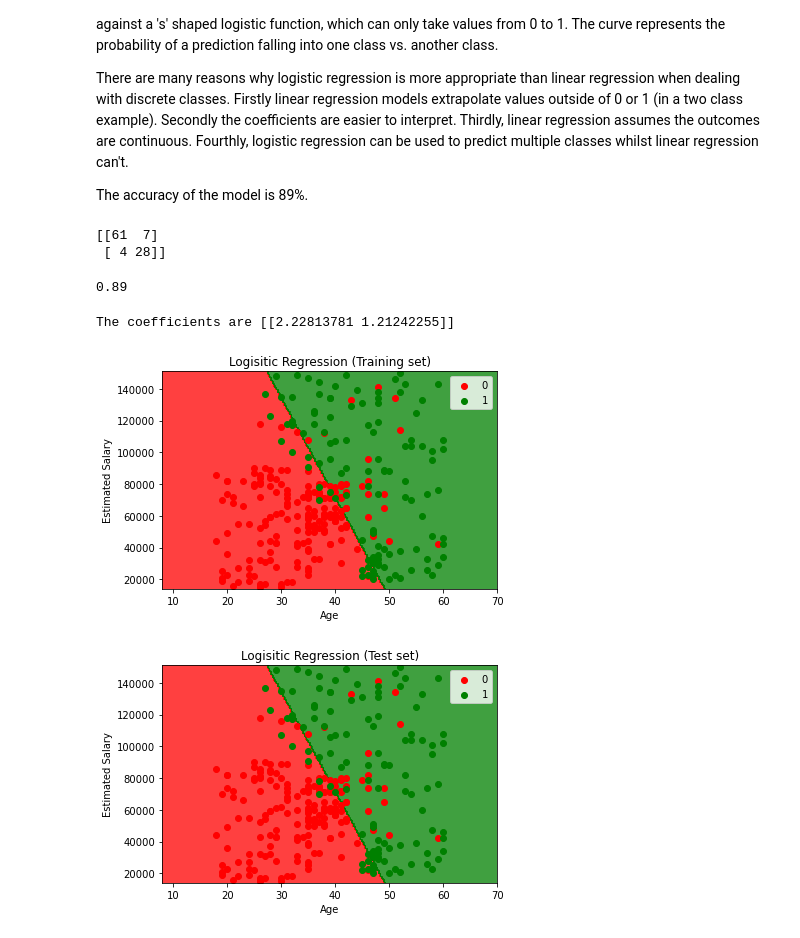
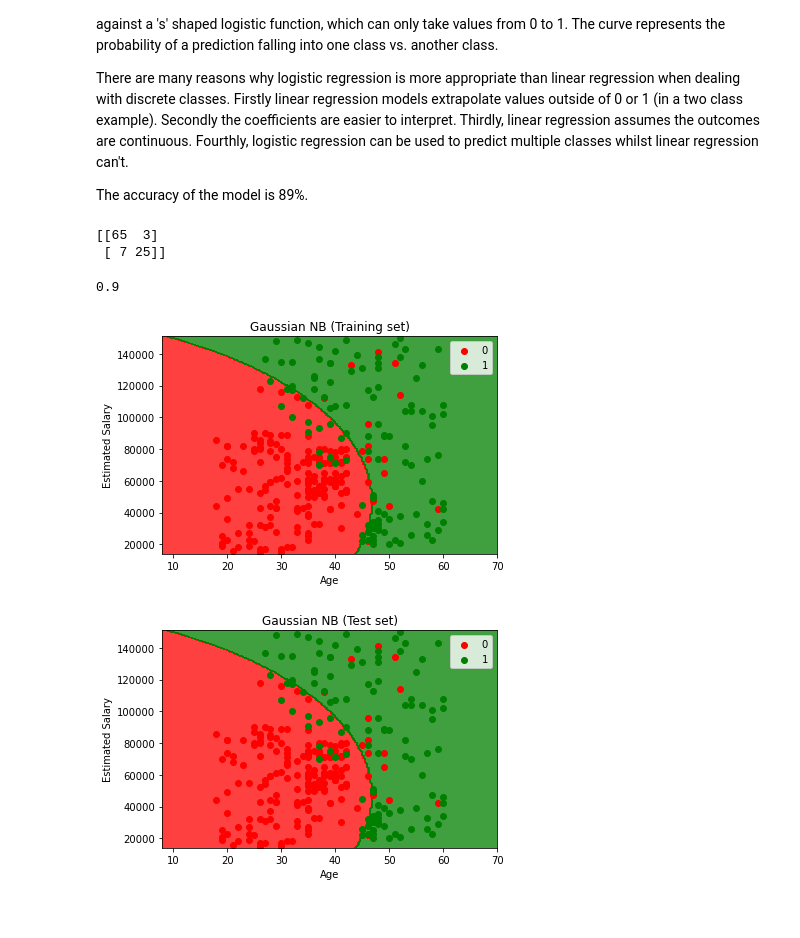
Before and after one commit to MattRHall/Classification-ML-Approaches, a Jupyter notebook: 5_Naive_Bayes.ipynb, the cells around one changed output. Saved outputs shown, nothing was run; the diff lists cells and outputs as text; code cells hidden in the pictures.

```diff
--- a/5_Naive_Bayes.ipynb
+++ b/5_Naive_Bayes.ipynb
@@ -40,9 +40,7 @@ The accuracy of the model is 89%.
 # %%
 X_train, X_test, y_train, y_test=train_test_split(X,y,test_size=0.25, random_state=0)
 
-class_weight = {0:0.35, 1:0.65}
-
-pipeline = Pipeline([('sc', StandardScaler()), ('clf', LogisticRegression(class_weight='balanced'))])
+pipeline = Pipeline([('sc', StandardScaler()), ('clf', GaussianNB())])
 model = pipeline.fit(X_train, y_train)
 predictions = model.predict(X_test)
 
@@ -50,31 +48,27 @@ cm = confusion_matrix(y_test,predictions)
 print(cm)
 accuracy_score(y_test,predictions)
 # %% [output]
-[[61  7]
- [ 4 28]]
+[[65  3]
+ [ 7 25]]
-0.89
+0.9
-# %%
-print(f'The coefficients are {model.steps[1][1].coef_}')
-# %% [output]
-The coefficients are [[2.22813781 1.21242255]]
 # %%
 X_set = X_train
 y_set = y_train
 X1, X2 = np.meshgrid(np.linspace(start = X_set[:, 0].min() - 10, stop = X_set[:, 0].max() + 10, num=200),
                      np.linspace(start = X_set[:, 1].min() - 1000, stop = X_set[:, 1].max() + 1000, num=200))
 plt.contourf(X1, X2, model.predict((np.array([X1.ravel(), X2.ravel()]).T)).reshape(X1.shape),
              alpha = 0.75, cmap = ListedColormap(('red', 'green')))
 plt.xlim(X1.min(), X1.max())
 plt.ylim(X2.min(), X2.max())
 for i, j in enumerate(np.unique(y_set)):
     plt.scatter(X_set[y_set == j, 0], X_set[y_set == j, 1], color = ListedColormap(('red', 'green'))(i), label = j)
-plt.title('Logisitic Regression (Training set)')
+plt.title('Gaussian NB (Training set)')
 plt.xlabel('Age')
 plt.ylabel('Estimated Salary')
 plt.legend()
 plt.show()
 # %% [output]
-[figure, old version]
+[figure, new version]
 # %%
 X_set = X_train
 y_set = y_train
@@ -86,10 +80,10 @@ plt.xlim(X1.min(), X1.max())
 plt.ylim(X2.min(), X2.max())
 for i, j in enumerate(np.unique(y_set)):
     plt.scatter(X_set[y_set == j, 0], X_set[y_set == j, 1], color = ListedColormap(('red', 'green'))(i), label = j)
-plt.title('Logisitic Regression (Test set)')
+plt.title('Gaussian NB (Test set)')
 plt.xlabel('Age')
 plt.ylabel('Estimated Salary')
 plt.legend()
 plt.show()
 # %% [output]
-[figure, old version]
+[figure, new version]
```
Also changed, not shown: parts of 1 cell of this notebook, 3 other files.
